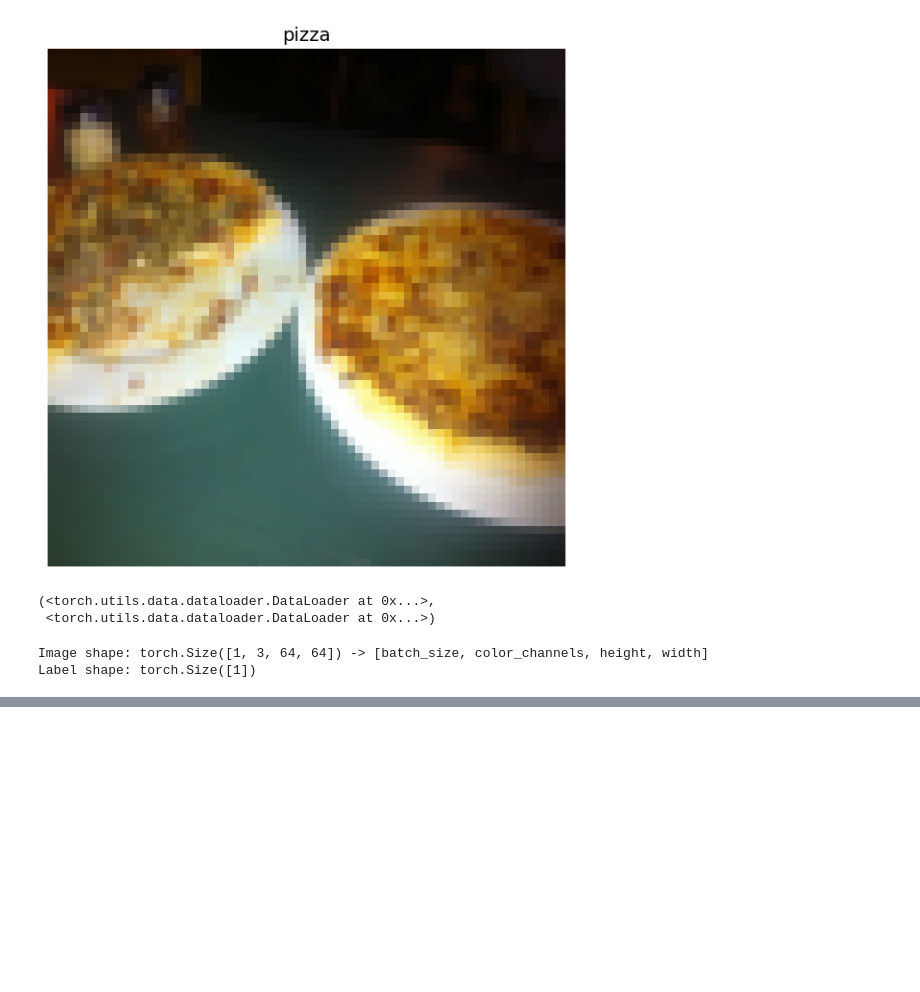
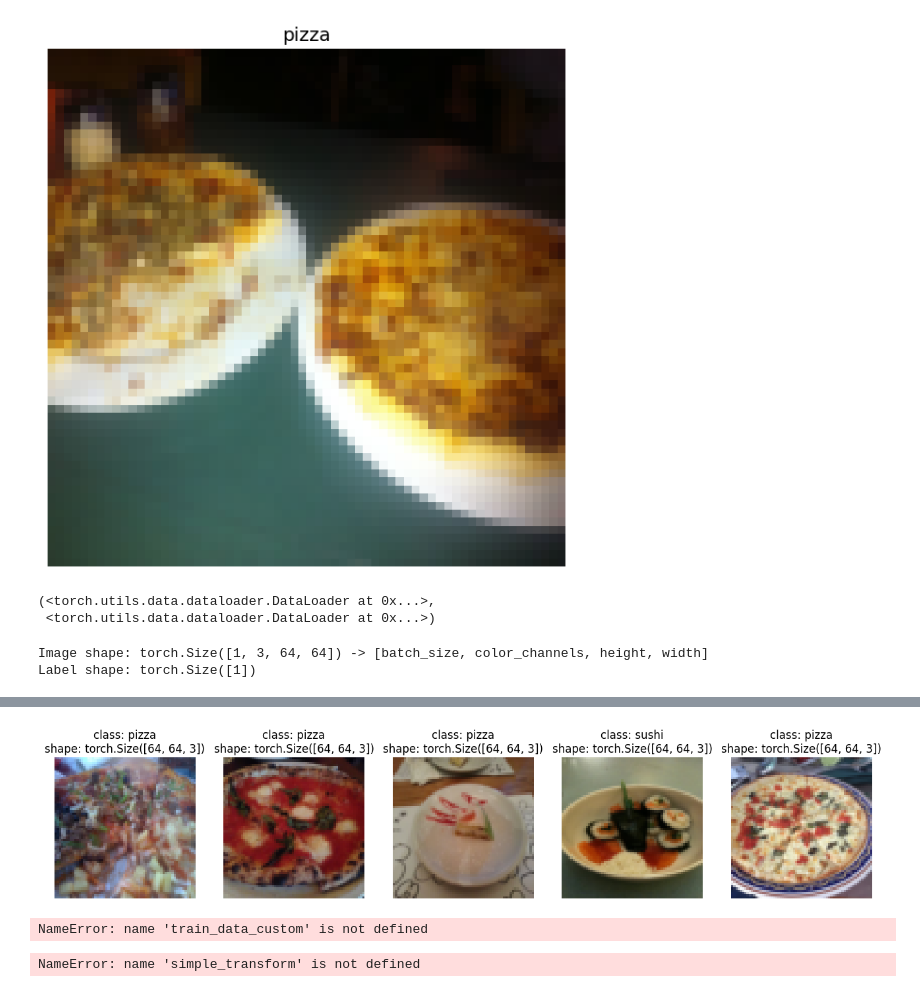
Before and after one commit to Xiao-VoV/MLP, a Jupyter notebook: 04customdataset.ipynb, the cells around one changed output, grey strips where cells are left out. Drawn from its saved outputs; the diff is of its cells as text; code cells hidden in the pictures; blank space fills up the shorter version.

```diff
--- a/04customdataset.ipynb
+++ b/04customdataset.ipynb
@@ -277,0 +410,53 @@ Label shape: torch.Size([1])
+# %%
+# Display random images from ImageFolder created Dataset
+display_random_images(train_data,
+                      n=5,
+                      classes=class_names,
+                      seed=None)
+# %% [output]
+[figure, added]
+# %%
+# Turn train and test custom Dataset's into DataLoader's
+from torch.utils.data import DataLoader
+train_dataloader_custom = DataLoader(dataset=train_data_custom, # use custom created train Dataset
+                                     batch_size=1, # how many samples per batch?
+                                     num_workers=0, # how many subprocesses to use for data loading? (higher = more)
+                                     shuffle=True) # shuffle the data?
+
+test_dataloader_custom = DataLoader(dataset=test_data_custom, # use custom created test Dataset
+                                    batch_size=1,
+                                    num_workers=0,
+                                    shuffle=False) # don't usually need to shuffle testing data
+
+train_dataloader_custom, test_dataloader_custom
+# %% [output]
+NameError: name 'train_data_custom' is not defined
+# %%
+# 1. Load and transform data
+from torchvision import datasets
+train_data_simple = datasets.ImageFolder(root=train_dir, transform=simple_transform)
+test_data_simple = datasets.ImageFolder(root=test_dir, transform=simple_transform)
+
+# 2. Turn data into DataLoaders
+import os
+from torch.utils.data import DataLoader
+
+# Setup batch size and number of workers
+BATCH_SIZE = 32
+NUM_WORKERS = os.cpu_count()
+print(f"Creating DataLoader's with batch size {BATCH_SIZE} and {NUM_WORKERS} workers.")
+
+# Create DataLoader's
+train_dataloader_simple = DataLoader(train_data_simple,
+                                     batch_size=BATCH_SIZE,
+                                     shuffle=True,
+                                     num_workers=NUM_WORKERS)
+
+test_dataloader_simple = DataLoader(test_data_simple,
+                                    batch_size=BATCH_SIZE,
+                                    shuffle=False,
+                                    num_workers=NUM_WORKERS)
+
+train_dataloader_simple, test_dataloader_simple
+# %% [output]
+NameError: name 'simple_transform' is not defined
```
Also changed, not shown: parts of 8 cells of this notebook.
